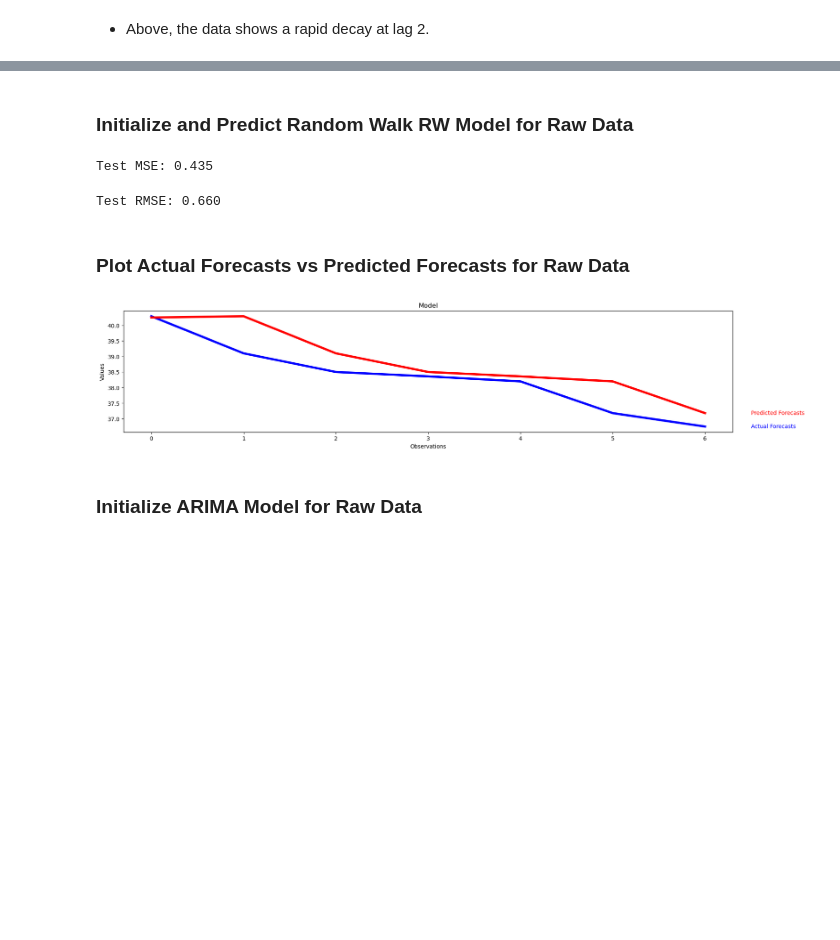
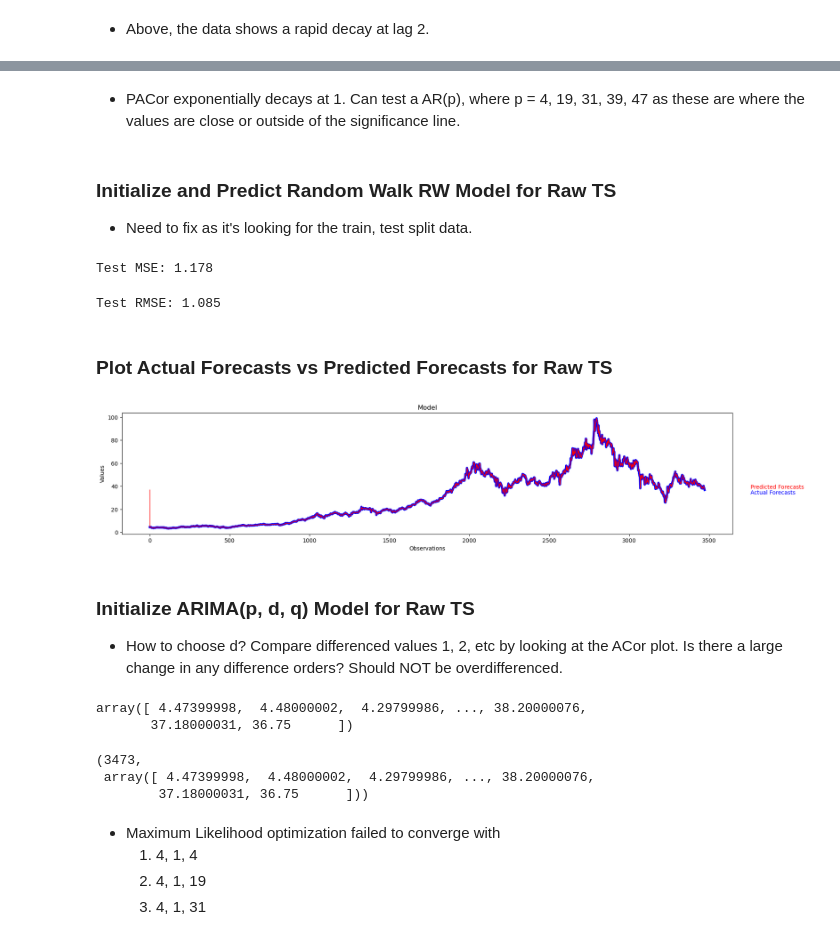
Before and after one commit to Brinkley97/applied_time_series_and_machine_learning, a Jupyter notebook: framework_for_time_series_data/real_world_investigations-stock-tencent-raw-data.ipynb, the cells around one changed output, grey strips where cells are left out. Cells and saved outputs as stored; diff of their text form; code cells hidden in the pictures; blank space fills up the shorter version.

```diff
--- a/framework_for_time_series_data/real_world_investigations-stock-tencent-raw-data.ipynb
+++ b/framework_for_time_series_data/real_world_investigations-stock-tencent-raw-data.ipynb
@@ -32,7 +36,7 @@ stocks = [
 ]
 independent_variable = "Close"
 stocks = [Stock(*s) for s in stocks]
-stocks = {s.symbol: build_stock_uts(s.symbol, s.name, independent_variable, start_date=start_date, end_date=end_date) for s in stocks}
+stocks = {s.symbol: build_stock_uts(s.symbol, s.name, independent_variable, start_date=start_date, end_date=end_date, frequency='1d') for s in stocks}
 # %% [output]
 [*********************100%***********************]  1 of 1 completed
 [*********************100%***********************]  1 of 1 completed
@@ -220,37 +232,53 @@ len(expected_forecasts), expected_forecasts
+# %% [markdown]
+- PACor exponentially decays at 1. Can test a AR(p), where p = 4, 19, 31, 39, 47 as these are where the values are close or outside of the significance line.
 # %% [markdown]
-### Initialize and Predict Random Walk RW Model for Raw Data
+### Initialize and Predict Random Walk RW Model for Raw TS
+- Need to fix as it's looking for the train, test split data.
 # %%
 rw_model_class = RandomWalk()
 
-rw_predictions = rw_model_class.predict(train_data_series, expected_forecasts)
+rw_predictions = rw_model_class.predict(stocks[stock_symbol].get_series(), stocks[stock_symbol].get_series())
 # %%
-rw_mse_gsts = EvaluationMetric.eval_mse(expected_forecasts, rw_predictions, per_element=False)
+rw_mse_gsts = EvaluationMetric.eval_mse(stocks[stock_symbol].get_series(), rw_predictions, per_element=False)
 rw_mse_gsts
 # %% [output]
-Test MSE: 0.435
+Test MSE: 1.178
 # %%
-rw_rmse_gsts = EvaluationMetric.eval_rmse(expected_forecasts, rw_predictions, per_element=False)
+rw_rmse_gsts = EvaluationMetric.eval_rmse(stocks[stock_symbol].get_series(), rw_predictions, per_element=False)
 rw_rmse_gsts
 # %% [output]
-Test RMSE: 0.660
+Test RMSE: 1.085
 # %% [markdown]
-### Plot Actual Forecasts vs Predicted Forecasts for Raw Data
+### Plot Actual Forecasts vs Predicted Forecasts for Raw TS
 # %%
 lags_to_test = []
-EvaluationMetric.plot_forecast(expected_forecasts, rw_predictions, lags_to_test, with_lags=False)
+EvaluationMetric.plot_forecast(stocks[stock_symbol].get_series(), rw_predictions, lags_to_test, with_lags=False)
 # %% [output]
-[figure, old version]
+[figure, new version]
 # %% [markdown]
-### Initialize ARIMA Model for Raw Data
+### Initialize ARIMA(p, d, q) Model for Raw TS
+
+- How to choose d? Compare differenced values 1, 2, etc by looking at the ACor plot. Is there a large change in any difference orders? Should NOT be overdifferenced.
+# %%
+true_labels = stocks[stock_symbol].get_series()
+true_labels
+# %% [output]
+array([ 4.47399998,  4.48000002,  4.29799986, ..., 38.20000076,
+       37.18000031, 36.75      ])
 # %%
-positive_pacor = [1, 2, 30]
-negative_pacor = [5, 13, 19]
-lags_to_test = positive_pacor + negative_pacor
-lags_to_test = sorted(lags_to_test)
+end = len(stock_df)
 
-integrated = 2
-
-test_error_terms = [1, 2, 5, 13, 19, 30]
+subset_of_true_labels = true_labels[:end]
+len(subset_of_true_labels), subset_of_true_labels
+# %% [output]
+(3473,
+ array([ 4.47399998,  4.48000002,  4.29799986, ..., 38.20000076,
+        37.18000031, 36.75      ]))
+# %% [markdown]
+- Maximum Likelihood optimization failed to converge with
+    1. 4, 1, 4
+    2. 4, 1, 19
+    3. 4, 1, 31
 # %%
 # create an object from the ARIMA_model() class
 arima_model_class = ARIMA_model()
```
Also changed, not shown: parts of 41 cells of this notebook.
